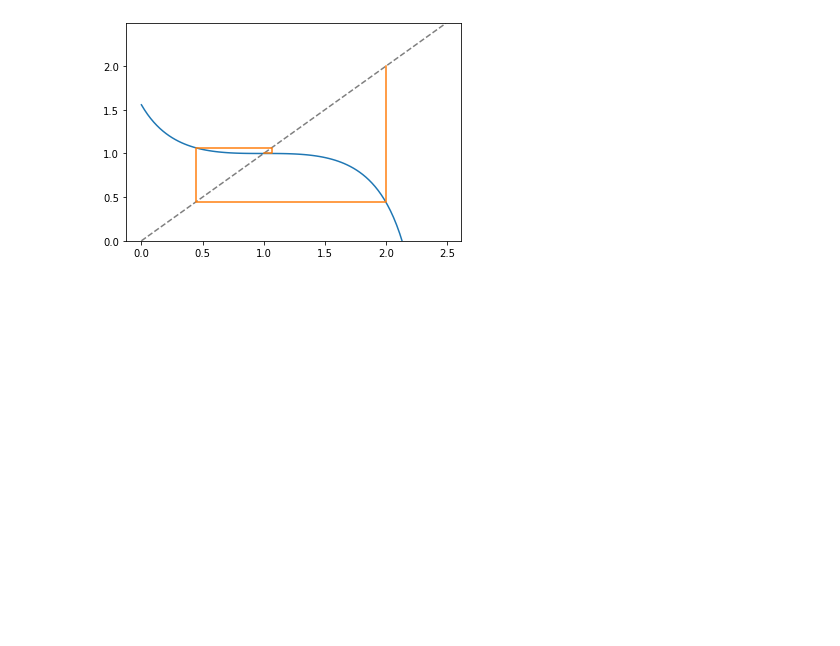
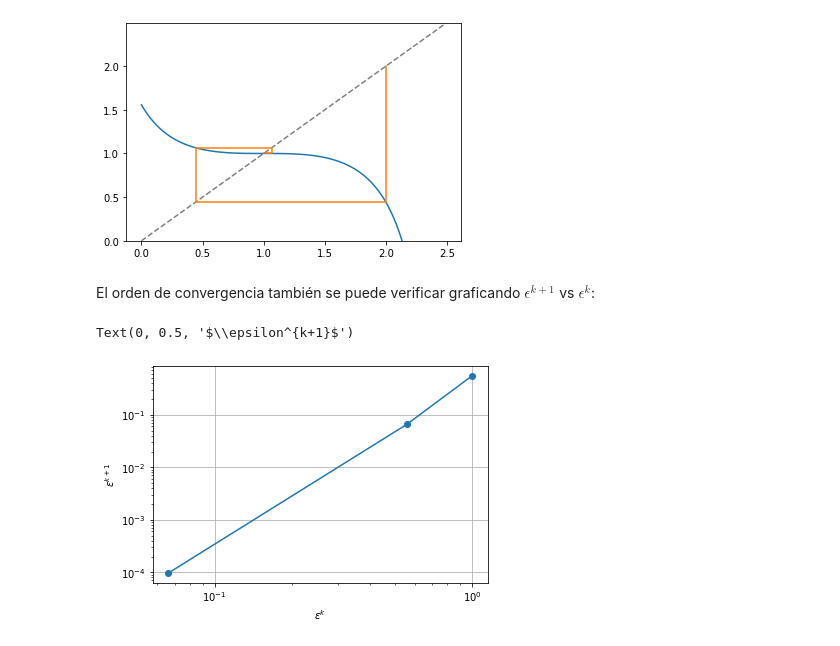
Before and after one commit to Santiago-Zuniga/MetNum, a Jupyter notebook: notebooks/NewtonSymGraf.ipynb, the cells around one changed output. Drawn from its saved outputs; the diff is of its cells as text; code cells hidden in the pictures; blank space fills up the shorter version.

```diff
--- a/notebooks/NewtonSymGraf.ipynb
+++ b/notebooks/NewtonSymGraf.ipynb
@@ -102,3 +132,31 @@ plt.gca().set_ylim(xmin, xmax)
 # %% [output]
 (0.0, 2.49)
 [figure]
+# %% [markdown]
+El orden de convergencia también se puede verificar graficando $\epsilon^{k+1}$ vs $\epsilon^{k}$:
+# %%
+# verificación "experimental" del orden de convergencia
+# (grafico de e(k+1) vs. e(k)
+
+
+##if(corr <= tol) % El método "llegó" a la solución
+##% Grafica "errores" (con respecto a la última aproximación)
+##  xvalues=x(2:2:end);
+##  err=abs(xvalues - xnext);
+##  figure 3;
+##  loglog(err(1:end-1),err(2:end),err(1:end-1),err(2:end),"*");
+##  title("Método de Newton, convergencia");
+##  xlabel("error (k)");
+##  ylabel("error (k+1)");
+##  grid on
+##endif
+
+xvalues=x[1:-1:2]
+err=abs(xvalues - xnext)
+plt.loglog(err[:-2], err[1:-1], 'o-')
+plt.grid()
+plt.gca().set_xlabel(r'$\epsilon^{k}$')
+plt.gca().set_ylabel(r'$\epsilon^{k+1}$')
+# %% [output]
+Text(0, 0.5, '$\\epsilon^{k+1}$')
+[figure, added]
```
Also changed, not shown: parts of 2 cells of this notebook.
